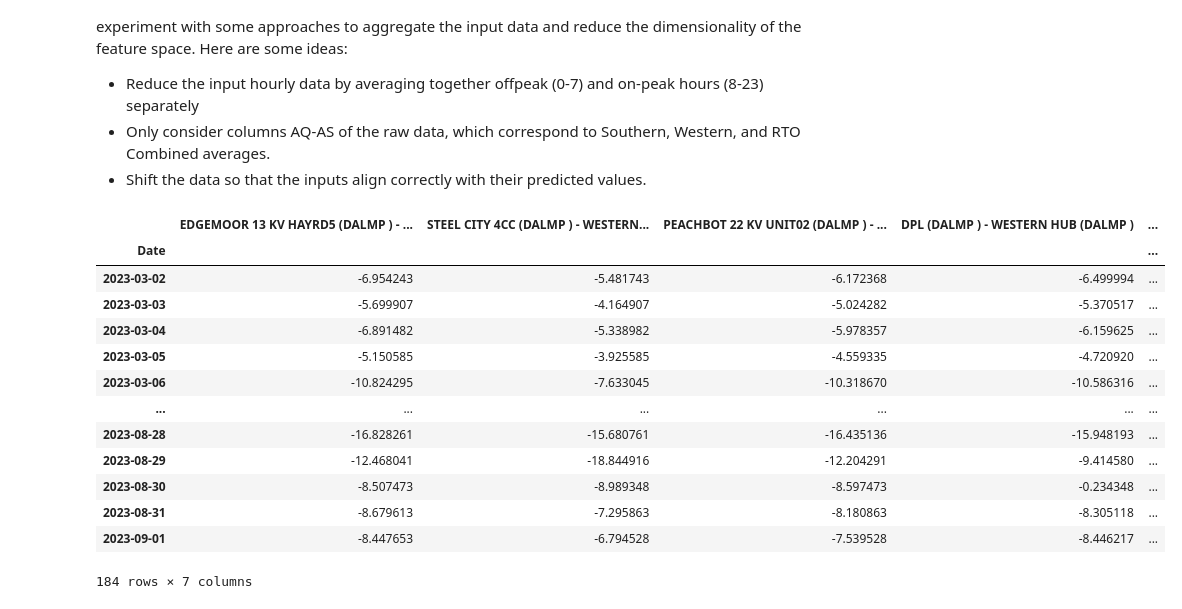
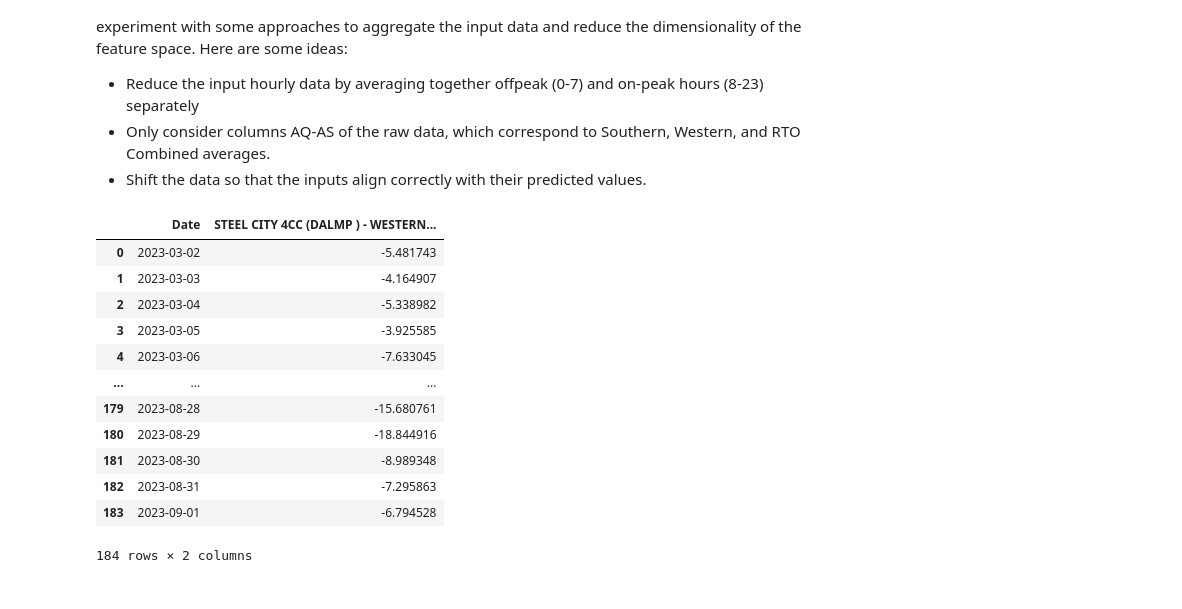
Before and after one commit to stephenxu10/PJM-Basis-Forecast, a Jupyter notebook: PJM_Forecast_Model.ipynb, the cells around one changed output. Saved outputs shown, nothing was run; the diff lists cells and outputs as text; code cells hidden in the pictures.

```diff
--- a/PJM_Forecast_Model.ipynb
+++ b/PJM_Forecast_Model.ipynb
@@ -18,12 +18,18 @@ The input dataset is extremely large and convoluted. Before we begin training th
 import pandas as pd
 import matplotlib.pyplot as plt
 import seaborn as sns
+import warnings
 import os
 
+warnings.simplefilter("ignore")
+
 input_path = "./Input Data/"
-da_basis = pd.read_excel(os.path.join(input_path, "basis_forecast.xlsx"), skiprows=1, usecols="A:I")
-rt_basis = pd.read_excel(os.path.join(input_path, "basis_forecast.xlsx"), skiprows=1, usecols="K:T")
-load_forecast = pd.read_excel(os.path.join(input_path, "basis_forecast.xlsx"), skiprows=1, usecols=[21, 42, 43, 44])
+file_path = os.path.join(input_path, "basis_forecast.xlsx")
+
+data = pd.read_excel(file_path, skiprows=1)
+da_basis = data.iloc[:, :9]  # Columns A:I
+rt_basis = data.iloc[:, 10:20]  # Columns K:T
+load_forecast = data.iloc[:, [21, 42, 43, 44]]  # Columns V, AP, AQ, AR
 
 rt_basis.rename(columns={"Date/Time.1": "Date/Time"}, inplace=True)
 load_forecast.rename(columns={"Date/Time.2": "Date/Time"}, inplace=True)
@@ -50,33 +56,36 @@ def extract_date_hour(df: pd.DataFrame) -> pd.DataFrame:
     return df
 
 def onpeak_averages(df: pd.DataFrame, max_hour=23) -> pd.DataFrame:
-    return df[df['Hour'].between(8, max_hour)].groupby('Date').mean()
+    result_df = df[df['Hour'].between(8, max_hour)].groupby('Date').mean()
+    result_df.reset_index(inplace=True)
+
+    return result_df
 # %%
 da_basis = extract_date_hour(da_basis)
 rt_basis = extract_date_hour(rt_basis)
 load_forecast = extract_date_hour(load_forecast)
 
-da_basis = onpeak_averages(da_basis)
-rt_basis = onpeak_averages(rt_basis)
-load_forecast = onpeak_averages(load_forecast)
+da_basis_avg = onpeak_averages(da_basis)
+rt_basis_avg_5 = onpeak_averages(rt_basis, 17)
+load_forecast_avg = onpeak_averages(load_forecast)
 # %%
-filtered_da_basis = da_basis.drop(columns=["Hour", "WESTERN HUB (DALMP) Average"])
-filtered_rt_basis = rt_basis.drop(columns=["Hour", "WESTERN HUB (RTLMP) Average", "DOM (RTLMP) Average"])
-filtered_load = load_forecast.drop(columns=["Hour"])
+filtered_da_basis = da_basis_avg.drop(columns=["Hour", "WESTERN HUB (DALMP) Average"])
+filtered_rt_basis = rt_basis_avg_5.drop(columns=["Hour", "WESTERN HUB (RTLMP) Average", "DOM (RTLMP) Average"])
+filtered_load = load_forecast_avg.drop(columns=["Hour"])
 
-filtered_da_basis
+y_pred = filtered_da_basis.iloc[:, [0, 2]]
+y_pred
 # %% [output]
-|  | EDGEMOOR 13 KV HAYRD5 (DALMP ) - ... | STEEL CITY 4CC (DALMP ) - WESTERN... | PEACHBOT 22 KV UNIT02 (DALMP ) - ... | DPL (DALMP ) - WESTERN HUB (DALMP ) | ... |
-| Date |  |  |  |  | ... |
-| 2023-03-02 | -6.954243 | -5.481743 | -6.172368 | -6.499994 | ... |
-| 2023-03-03 | -5.699907 | -4.164907 | -5.024282 | -5.370517 | ... |
-| 2023-03-04 | -6.891482 | -5.338982 | -5.978357 | -6.159625 | ... |
-| 2023-03-05 | -5.150585 | -3.925585 | -4.559335 | -4.720920 | ... |
-| 2023-03-06 | -10.824295 | -7.633045 | -10.318670 | -10.586316 | ... |
-| ... | ... | ... | ... | ... | ... |
-| 2023-08-28 | -16.828261 | -15.680761 | -16.435136 | -15.948193 | ... |
-| 2023-08-29 | -12.468041 | -18.844916 | -12.204291 | -9.414580 | ... |
-| 2023-08-30 | -8.507473 | -8.989348 | -8.597473 | -0.234348 | ... |
-| 2023-08-31 | -8.679613 | -7.295863 | -8.180863 | -8.305118 | ... |
-| 2023-09-01 | -8.447653 | -6.794528 | -7.539528 | -8.446217 | ... |
+|  | Date | STEEL CITY 4CC (DALMP ) - WESTERN... |
+| 0 | 2023-03-02 | -5.481743 |
+| 1 | 2023-03-03 | -4.164907 |
+| 2 | 2023-03-04 | -5.338982 |
+| 3 | 2023-03-05 | -3.925585 |
+| 4 | 2023-03-06 | -7.633045 |
+| ... | ... | ... |
+| 179 | 2023-08-28 | -15.680761 |
+| 180 | 2023-08-29 | -18.844916 |
+| 181 | 2023-08-30 | -8.989348 |
+| 182 | 2023-08-31 | -7.295863 |
+| 183 | 2023-09-01 | -6.794528 |
-184 rows × 7 columns
+184 rows × 2 columns
```
Also changed, not shown: parts of 16 cells of this notebook.
